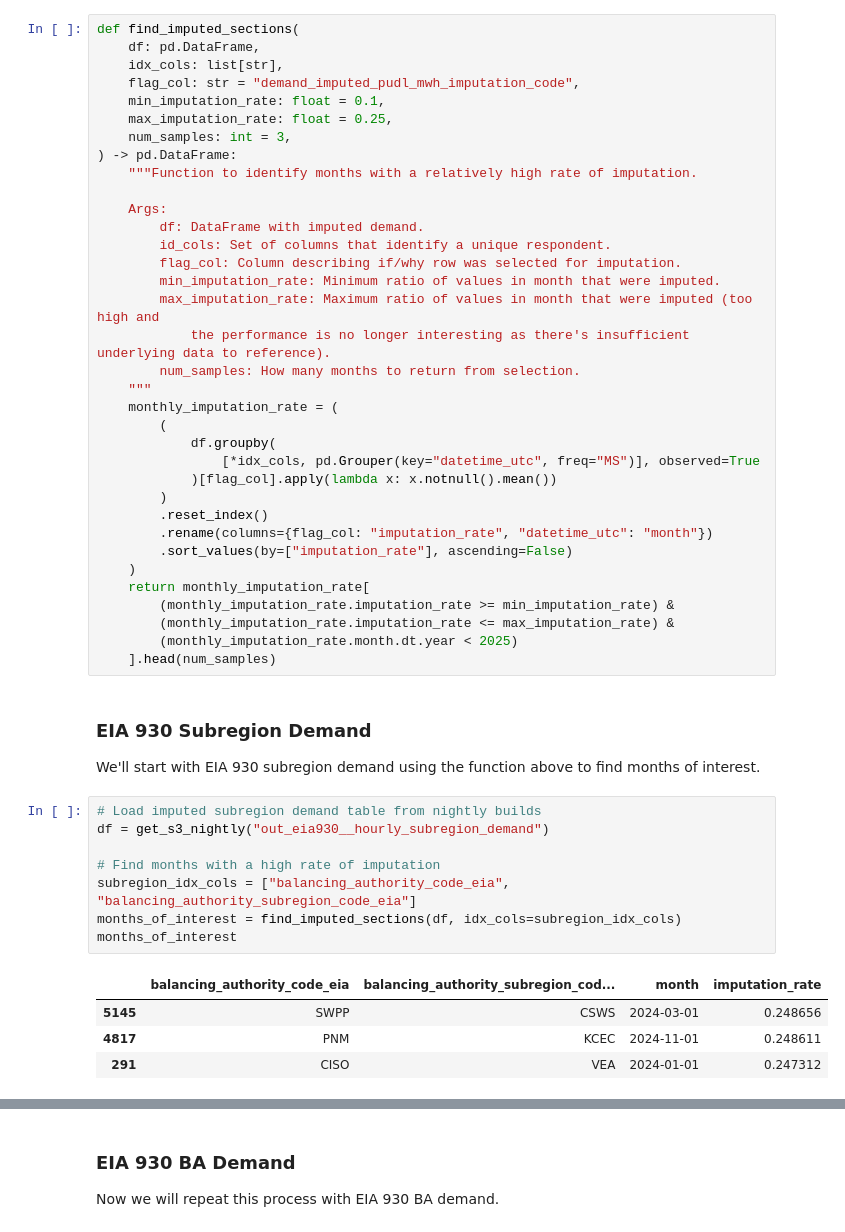
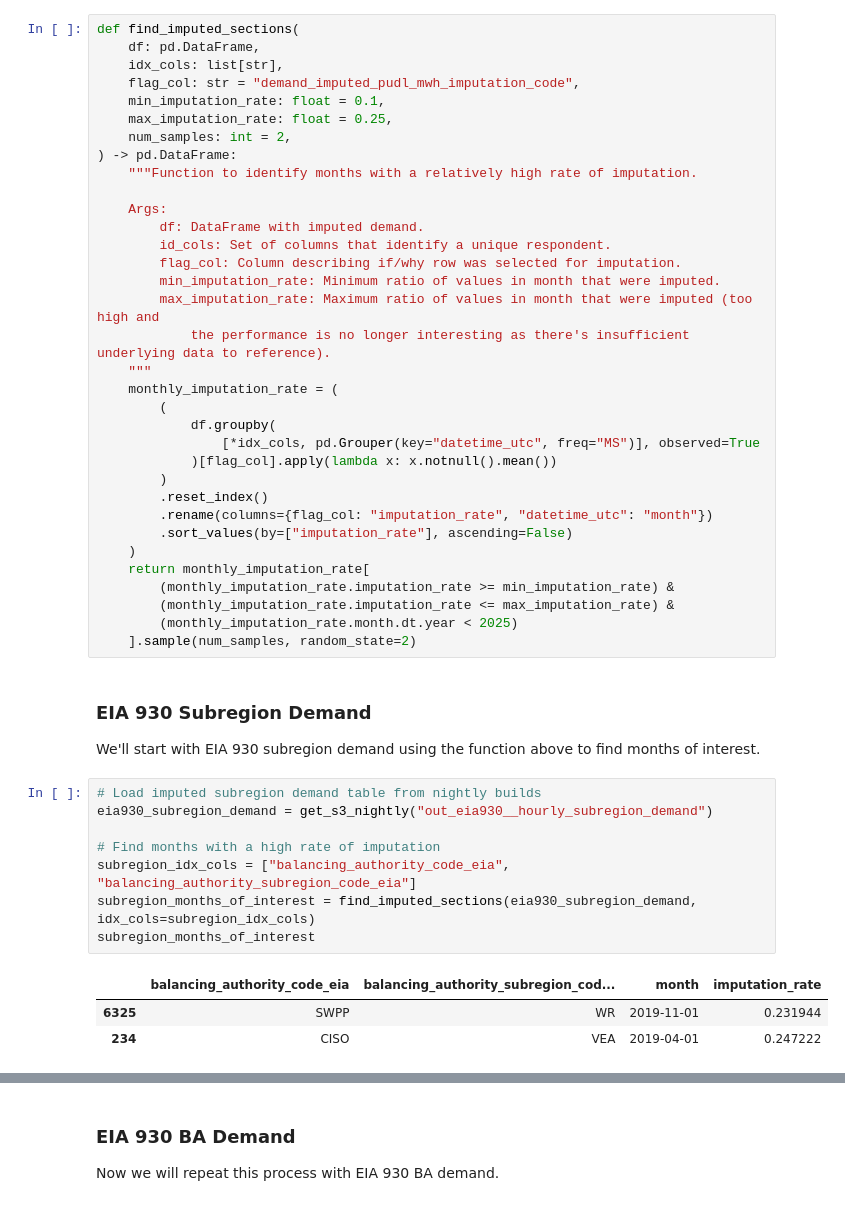
Before and after one commit to catalyst-cooperative/pudl-examples, a Jupyter notebook: 03-pudl-imputed-demand.ipynb, the cells around one changed output, grey strips where cells are left out. Drawn from its saved outputs; the diff is of its cells as text.

```diff
--- a/03-pudl-imputed-demand.ipynb
+++ b/03-pudl-imputed-demand.ipynb
@@ -95,7 +103,7 @@ def find_imputed_sections(
     flag_col: str = "demand_imputed_pudl_mwh_imputation_code",
     min_imputation_rate: float = 0.1,
     max_imputation_rate: float = 0.25,
-    num_samples: int = 3,
+    num_samples: int = 2,
 ) -> pd.DataFrame:
     """Function to identify months with a relatively high rate of imputation.
 
@@ -106,7 +114,6 @@ def find_imputed_sections(
         min_imputation_rate: Minimum ratio of values in month that were imputed.
         max_imputation_rate: Maximum ratio of values in month that were imputed (too high and
             the performance is no longer interesting as there's insufficient underlying data to reference).
-        num_samples: How many months to return from selection.
     """
     monthly_imputation_rate = (
         (
@@ -122,21 +129,20 @@ def find_imputed_sections(
         (monthly_imputation_rate.imputation_rate >= min_imputation_rate) &
         (monthly_imputation_rate.imputation_rate <= max_imputation_rate) &
         (monthly_imputation_rate.month.dt.year < 2025)
-    ].head(num_samples)
+    ].sample(num_samples, random_state=2)
 # %% [markdown]
 ### EIA 930 Subregion Demand
 We'll start with EIA 930 subregion demand using the function above to find months of interest.
 # %%
 # Load imputed subregion demand table from nightly builds
-df = get_s3_nightly("out_eia930__hourly_subregion_demand")
+eia930_subregion_demand = get_s3_nightly("out_eia930__hourly_subregion_demand")
 
 # Find months with a high rate of imputation
 subregion_idx_cols = ["balancing_authority_code_eia", "balancing_authority_subregion_code_eia"]
-months_of_interest = find_imputed_sections(df, idx_cols=subregion_idx_cols)
-months_of_interest
+subregion_months_of_interest = find_imputed_sections(eia930_subregion_demand, idx_cols=subregion_idx_cols)
+subregion_months_of_interest
 # %% [output]
 |  | balancing_authority_code_eia | balancing_authority_subregion_cod... | month | imputation_rate |
-| 5145 | SWPP | CSWS | 2024-03-01 | 0.248656 |
-| 4817 | PNM | KCEC | 2024-11-01 | 0.248611 |
-| 291 | CISO | VEA | 2024-01-01 | 0.247312 |
+| 6325 | SWPP | WR | 2019-11-01 | 0.231944 |
+| 234 | CISO | VEA | 2019-04-01 | 0.247222 |
 # %%
```
Also changed, not shown: parts of 15 cells of this notebook, 1 other file.
